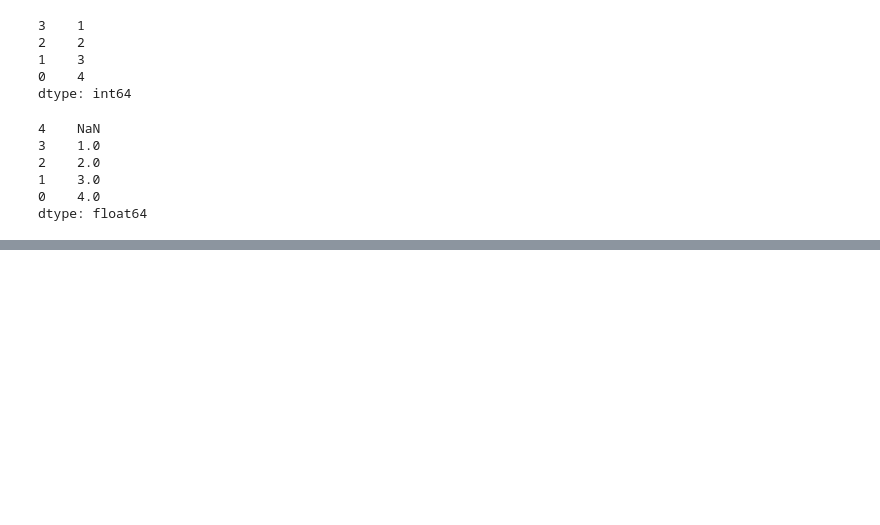
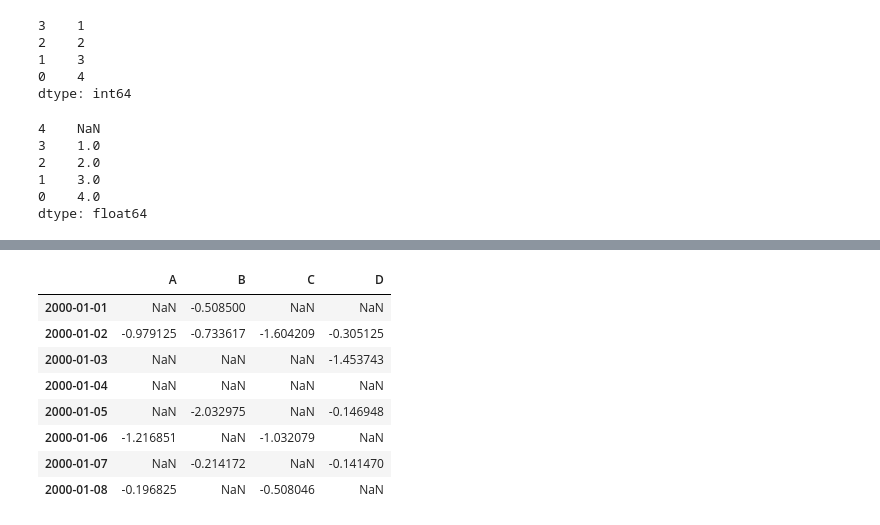
Before and after one commit to Raghushaf/Data_Study_Kaggle, a Jupyter notebook: pandas-learn-practise.ipynb, the cells around one changed output, grey strips where cells are left out. Saved outputs shown, nothing was run; the diff lists cells and outputs as text; code cells hidden in the pictures; blank space fills up the shorter version.

```diff
--- a/pandas-learn-practise.ipynb
+++ b/pandas-learn-practise.ipynb
@@ -4258,0 +4277,12 @@ dtype: float64
+# %%
+df[df < 0]
+# %% [output]
+|  | A | B | C | D |
+| 2000-01-01 | NaN | -0.508500 | NaN | NaN |
+| 2000-01-02 | -0.979125 | -0.733617 | -1.604209 | -0.305125 |
+| 2000-01-03 | NaN | NaN | NaN | -1.453743 |
+| 2000-01-04 | NaN | NaN | NaN | NaN |
+| 2000-01-05 | NaN | -2.032975 | NaN | -0.146948 |
+| 2000-01-06 | -1.216851 | NaN | -1.032079 | NaN |
+| 2000-01-07 | NaN | -0.214172 | NaN | -0.141470 |
+| 2000-01-08 | -0.196825 | NaN | -0.508046 | NaN |
```
Also changed, not shown: parts of 98 cells of this notebook.
